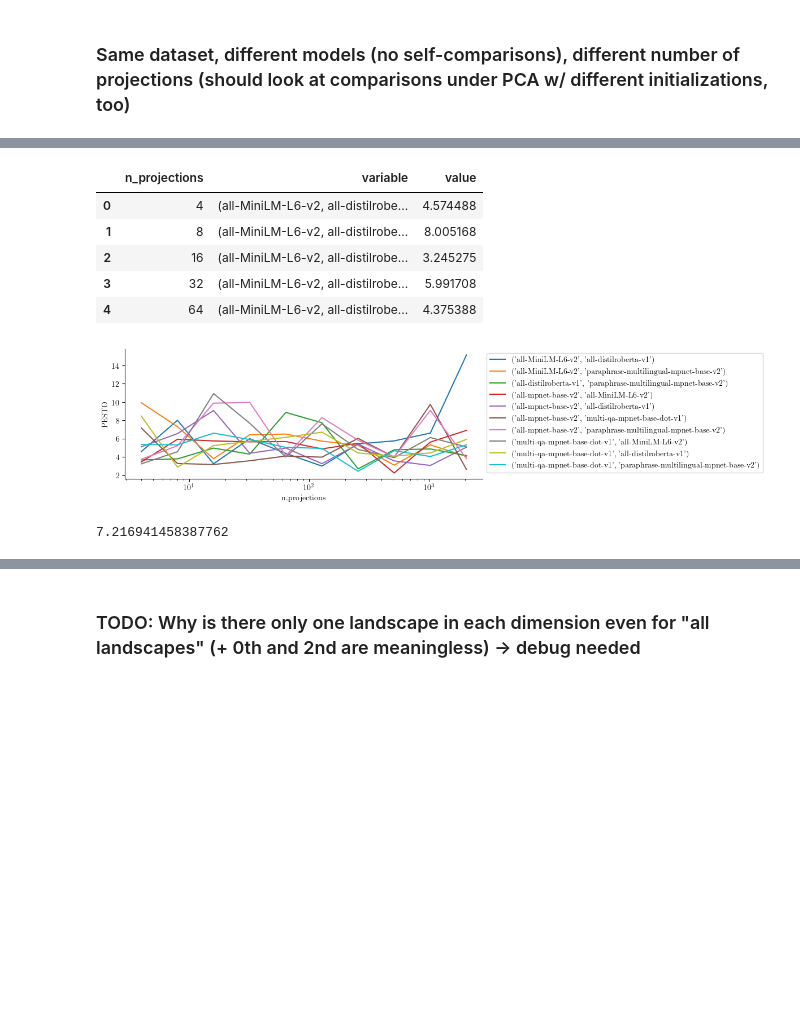
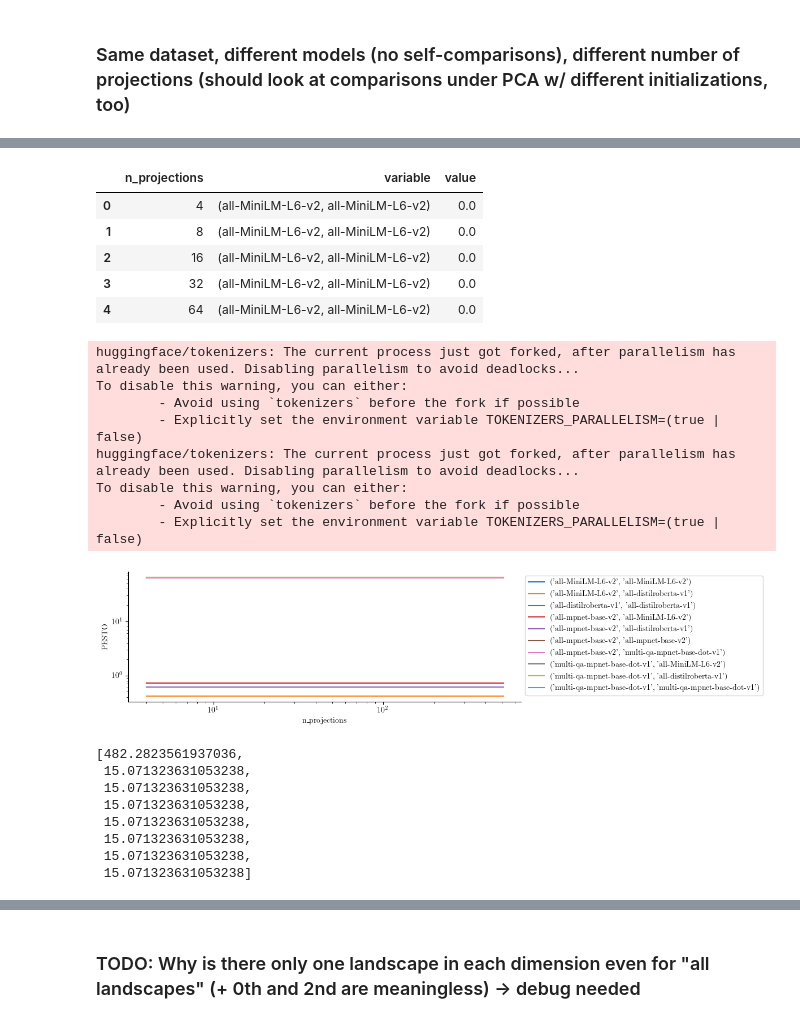
Before and after one commit to aidos-lab/Presto, a Jupyter notebook: notebooks/pesto_test.ipynb, the cells around one changed output, grey strips where cells are left out. Saved outputs shown, nothing was run; the diff lists cells and outputs as text; code cells hidden in the pictures; blank space fills up the shorter version.

```diff
--- a/notebooks/pesto_test.ipynb
+++ b/notebooks/pesto_test.ipynb
@@ -38,17 +42,17 @@ datasets = {d: load_dataset(*d.split()) for d in config.datasets}
 # %%
 embeddings = {k:m.encode(datasets["cnn_dailymail 3.0.0"]["test"][:1000]["highlights"]) for k,m in models.items()}
 # %%
-embedding_combinations = list(combinations(embeddings, 2))
+embedding_combinations = list(combinations(embeddings, 2)) + [(e,e) for e in embeddings]
 # %% [markdown]
 ### Same dataset, different models (no self-comparisons), different number of projections (should look at comparisons under PCA w/ different initializations, too)
 # %%
 scores = {c:list() for c in embedding_combinations}
 pesto_objects = {c:list() for c in embedding_combinations}
-projection_ns = [2**x for x in range(2,12)]
+projection_ns = [2**x for x in range(2,7)]
 for n_projections in projection_ns:
     for e1, e2 in embedding_combinations:
-        metric = PESTO(max_homology_dim=2, normalize=False)
-        score = metric.fit_transform(embeddings[e1], embedding2, N=n_projections)
+        metric = PESTO(max_homology_dim=2, n_components=3, normalize=False)
+        score = metric.fit_transform(embeddings[e1], embeddings[e2], N=n_projections, score_type="aggregate")
         pesto_objects[e1,e2].append(metric)
         scores[e1,e2].append(score)
         print(e1, e2, n_projections, score)
@@ -99,26 +101,43 @@ melted_df = df.melt(id_vars=["n_projections"])
 melted_df.head()
 # %% [output]
 |  | n_projections | variable | value |
-| 0 | 4 | (all-MiniLM-L6-v2, all-distilrobe... | 4.574488 |
-| 1 | 8 | (all-MiniLM-L6-v2, all-distilrobe... | 8.005168 |
-| 2 | 16 | (all-MiniLM-L6-v2, all-distilrobe... | 3.245275 |
-| 3 | 32 | (all-MiniLM-L6-v2, all-distilrobe... | 5.991708 |
-| 4 | 64 | (all-MiniLM-L6-v2, all-distilrobe... | 4.375388 |
+| 0 | 4 | (all-MiniLM-L6-v2, all-MiniLM-L6-v2) | 0.0 |
+| 1 | 8 | (all-MiniLM-L6-v2, all-MiniLM-L6-v2) | 0.0 |
+| 2 | 16 | (all-MiniLM-L6-v2, all-MiniLM-L6-v2) | 0.0 |
+| 3 | 32 | (all-MiniLM-L6-v2, all-MiniLM-L6-v2) | 0.0 |
+| 4 | 64 | (all-MiniLM-L6-v2, all-MiniLM-L6-v2) | 0.0 |
 # %%
 fig, ax = plt.subplots(1,1,figsize=(12,3))
 sns.lineplot(melted_df, x="n_projections", y="value", hue="variable")
 sns.despine(fig)
 ax.set_xscale("log")
+ax.set_yscale("log")
 ax.set_ylabel("PESTO")
 plt.legend(bbox_to_anchor=(1,1))
 plt.tight_layout()
 plt.savefig("pesto_cnn_1000_scores.pdf", bbox_inches="tight", transparent=True)
 # %% [output]
+huggingface/tokenizers: The current process just got forked, after parallelism has already been used. Disabling parallelism to avoid deadlocks...
+To disable this warning, you can either:
+        - Avoid using `tokenizers` before the fork if possible
+        - Explicitly set the environment variable TOKENIZERS_PARALLELISM=(true | false)
+huggingface/tokenizers: The current process just got forked, after parallelism has already been used. Disabling parallelism to avoid deadlocks...
+To disable this warning, you can either:
+        - Avoid using `tokenizers` before the fork if possible
+        - Explicitly set the environment variable TOKENIZERS_PARALLELISM=(true | false)
-[figure, old version]
+[figure, new version]
 # %%
-np.linalg.norm(pesto_objects[('all-mpnet-base-v2', 'multi-qa-mpnet-base-dot-v1')][0]._landscapeY[1])
+[pesto_objects[('all-mpnet-base-v2', 'multi-qa-mpnet-base-dot-v1')][3]._all_landscapesX[0][i].sum()
+ for i in range(len(pesto_objects[('all-mpnet-base-v2', 'multi-qa-mpnet-base-dot-v1')][1]._all_landscapesX[2]))]
 # %% [output]
-7.216941458387762
+[482.2823561937036,
+ 15.071323631053238,
+ 15.071323631053238,
+ 15.071323631053238,
+ 15.071323631053238,
+ 15.071323631053238,
+ 15.071323631053238,
+ 15.071323631053238]
 # %%
 pd.DataFrame([[np.linalg.norm(pesto_objects[k][i]._all_landscapesX[1])
                 for i in range(len(projection_ns))] for k in sorted(pesto_objects.keys())], index=sorted(pesto_objects.keys()), columns=projection_ns).T
```
Also changed, not shown: parts of 4 cells of this notebook, 3 other files.
